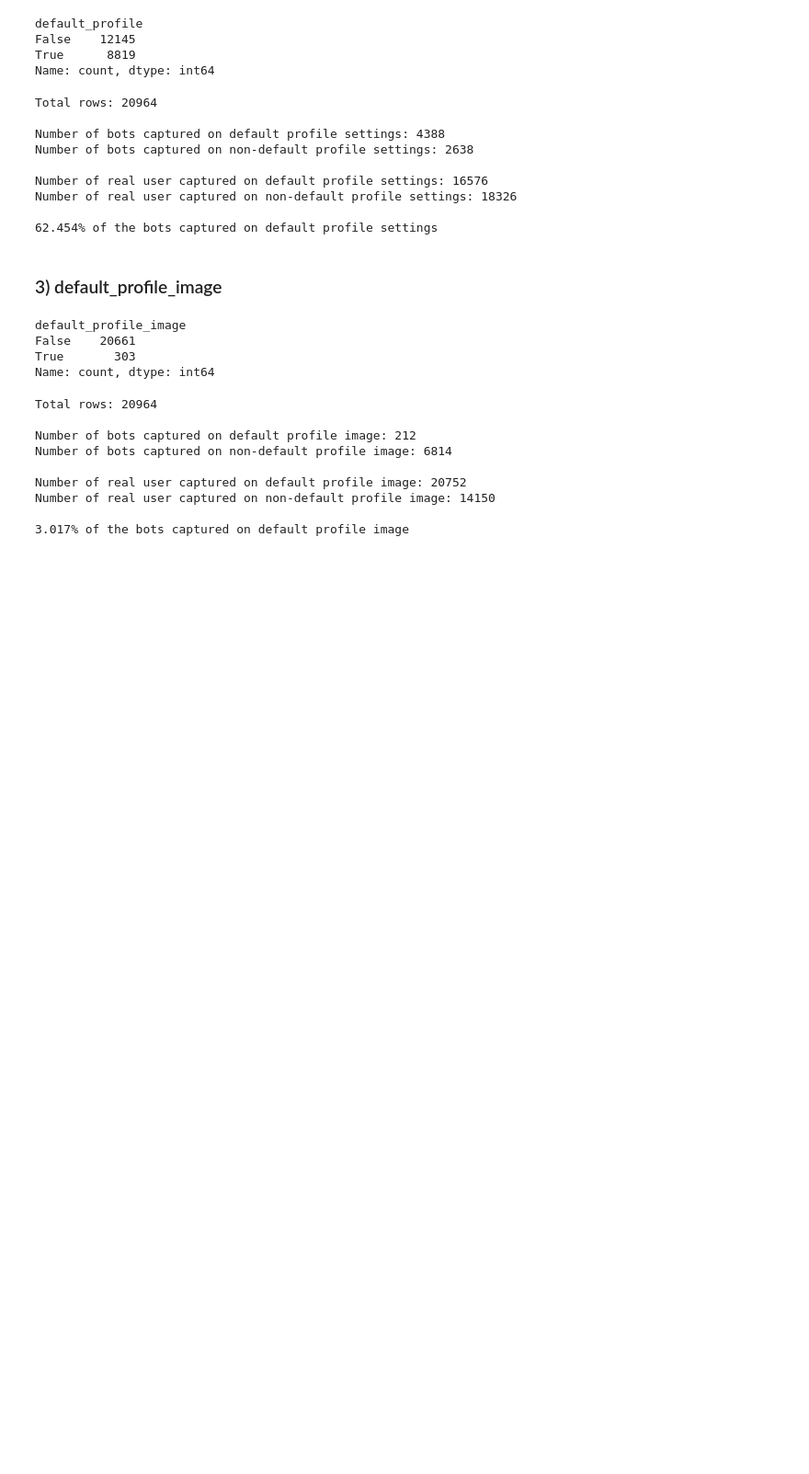
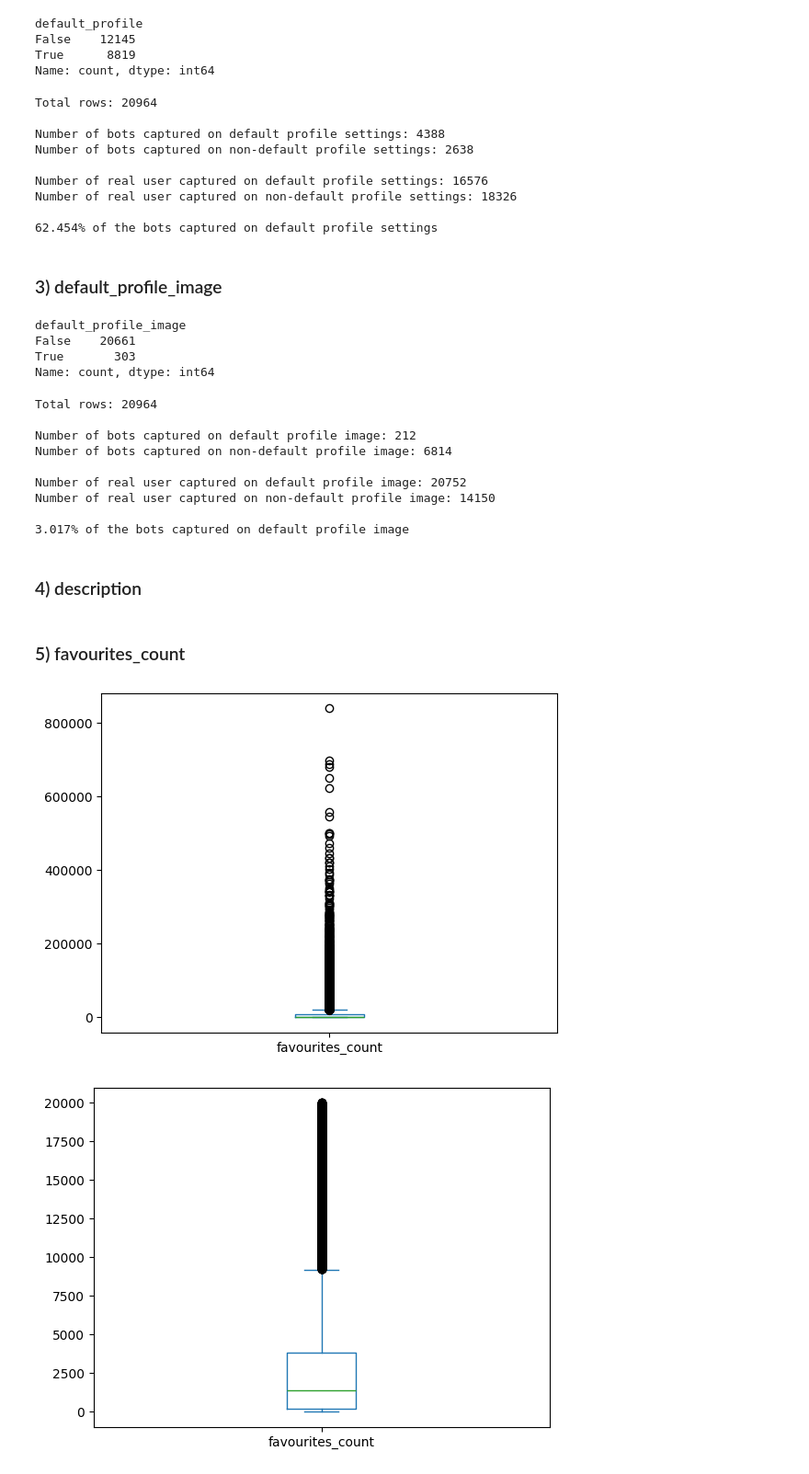
Before and after one commit to alexanderwilly/TwitterVerse_BotDetection, a Jupyter notebook: EDA.ipynb, the cells around one changed output. Shown: that part at 92% size. Drawn from its saved outputs; the diff is of its cells as text; code cells hidden in the pictures; blank space fills up the shorter version.

```diff
--- a/EDA.ipynb
+++ b/EDA.ipynb
@@ -296,3 +296,18 @@ Number of real user captured on default profile image: 20752
 Number of real user captured on non-default profile image: 14150
 
 3.017% of the bots captured on default profile image
+# %% [markdown]
+### 4) description
+# %% [markdown]
+### 5) favourites_count
+# %%
+df_train['favourites_count'] = df_train['favourites_count'].astype(int) # convert to boolean, if not done
+# %%
+df_train['favourites_count'].plot(kind='box')
+plt.show()
+
+df_train[df_train['favourites_count'] < 20000]['favourites_count'].plot(kind='box')
+plt.show() # the data is right skewed
+# %% [output]
+[figure, added]
+[figure, added]
```
Also changed, not shown: parts of 17 cells of this notebook.
